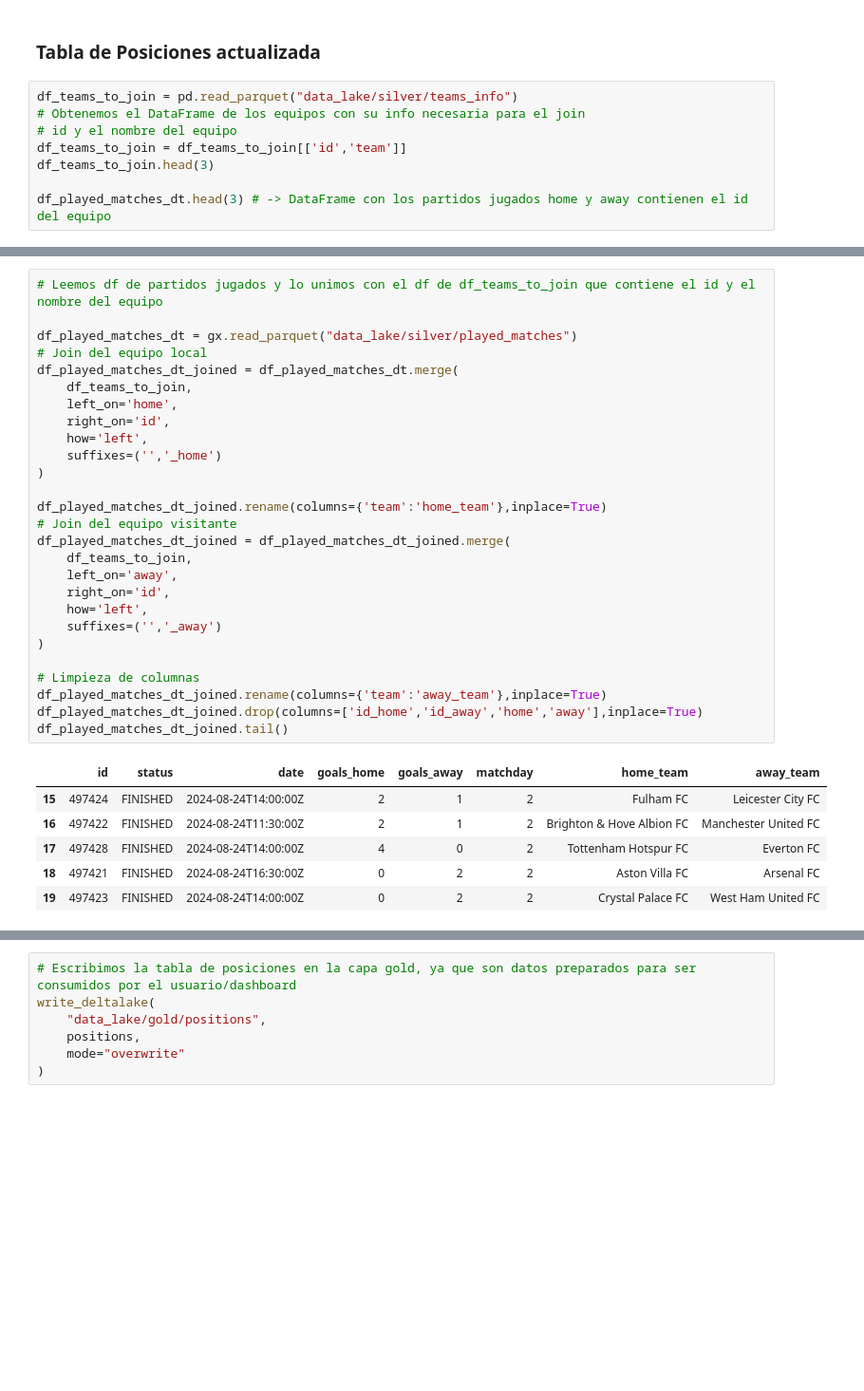
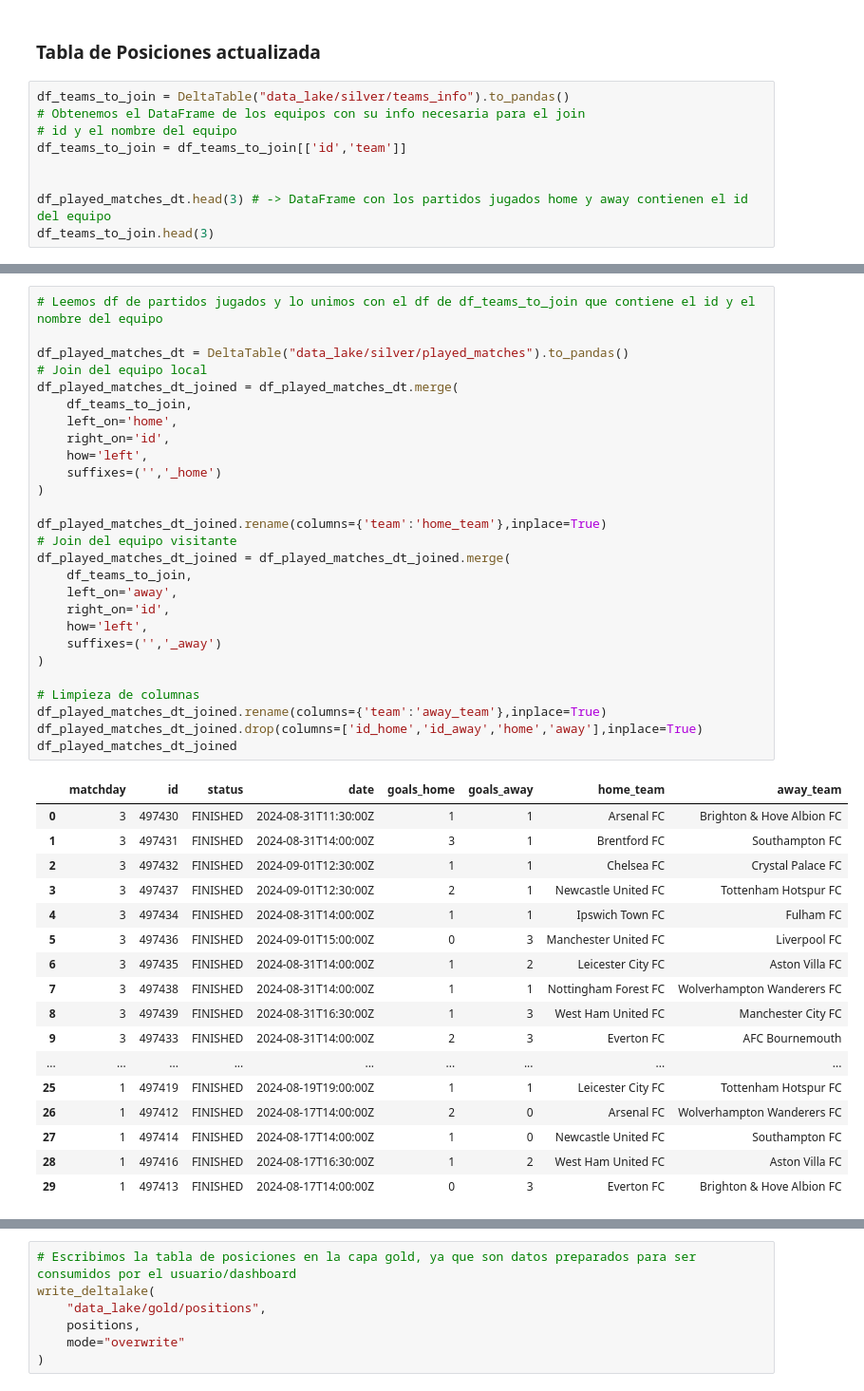
Before and after one commit to RaphaelNicaise/DataEngineering_PremierLeague, a Jupyter notebook: Extraccion_datos_football_data.ipynb, the cells around one changed output, grey strips where cells are left out. Shown at 95% size. Drawn from its saved outputs; the diff is of its cells as text; blank space fills up the shorter version.

Commit message:
fix: se estaban leyendo los archivos parquet en vez de las tablas delta

```diff
--- a/Extraccion_datos_football_data.ipynb
+++ b/Extraccion_datos_football_data.ipynb
@@ -489,11 +516,12 @@ Los id de los partidos son unicos
 # %% [markdown]
 ### Tabla de Posiciones actualizada
 # %%
-df_teams_to_join = pd.read_parquet("data_lake/silver/teams_info")
+df_teams_to_join = DeltaTable("data_lake/silver/teams_info").to_pandas()
 # Obtenemos el DataFrame de los equipos con su info necesaria para el join
 # id y el nombre del equipo
 df_teams_to_join = df_teams_to_join[['id','team']]
-df_teams_to_join.head(3)
+
 
 df_played_matches_dt.head(3) # -> DataFrame con los partidos jugados home y away contienen el id del equipo
+df_teams_to_join.head(3)
 # %% [output]
@@ -504,37 +532,48 @@ df_played_matches_dt.head(3) # -> DataFrame con los partidos jugados home y away
 # %%
 # Leemos df de partidos jugados y lo unimos con el df de df_teams_to_join que contiene el id y el nombre del equipo
 
-df_played_matches_dt = gx.read_parquet("data_lake/silver/played_matches")
+df_played_matches_dt = DeltaTable("data_lake/silver/played_matches").to_pandas()
 # Join del equipo local
 df_played_matches_dt_joined = df_played_matches_dt.merge(
     df_teams_to_join,
     left_on='home',
     right_on='id',
     how='left',
     suffixes=('','_home')
 )
 
 df_played_matches_dt_joined.rename(columns={'team':'home_team'},inplace=True)
 # Join del equipo visitante
 df_played_matches_dt_joined = df_played_matches_dt_joined.merge(
     df_teams_to_join,
     left_on='away',
     right_on='id',
     how='left',
     suffixes=('','_away')
 )
 
 # Limpieza de columnas
 df_played_matches_dt_joined.rename(columns={'team':'away_team'},inplace=True)
 df_played_matches_dt_joined.drop(columns=['id_home','id_away','home','away'],inplace=True)
-df_played_matches_dt_joined.tail()
+df_played_matches_dt_joined
 # %% [output]
-|  | id | status | date | goals_home | goals_away | matchday | home_team | away_team |
-| 15 | 497424 | FINISHED | 2024-08-24T14:00:00Z | 2 | 1 | 2 | Fulham FC | Leicester City FC |
-| 16 | 497422 | FINISHED | 2024-08-24T11:30:00Z | 2 | 1 | 2 | Brighton & Hove Albion FC | Manchester United FC |
-| 17 | 497428 | FINISHED | 2024-08-24T14:00:00Z | 4 | 0 | 2 | Tottenham Hotspur FC | Everton FC |
-| 18 | 497421 | FINISHED | 2024-08-24T16:30:00Z | 0 | 2 | 2 | Aston Villa FC | Arsenal FC |
-| 19 | 497423 | FINISHED | 2024-08-24T14:00:00Z | 0 | 2 | 2 | Crystal Palace FC | West Ham United FC |
+|  | matchday | id | status | date | goals_home | goals_away | home_team | away_team |
+| 0 | 3 | 497430 | FINISHED | 2024-08-31T11:30:00Z | 1 | 1 | Arsenal FC | Brighton & Hove Albion FC |
+| 1 | 3 | 497431 | FINISHED | 2024-08-31T14:00:00Z | 3 | 1 | Brentford FC | Southampton FC |
+| 2 | 3 | 497432 | FINISHED | 2024-09-01T12:30:00Z | 1 | 1 | Chelsea FC | Crystal Palace FC |
+| 3 | 3 | 497437 | FINISHED | 2024-09-01T12:30:00Z | 2 | 1 | Newcastle United FC | Tottenham Hotspur FC |
+| 4 | 3 | 497434 | FINISHED | 2024-08-31T14:00:00Z | 1 | 1 | Ipswich Town FC | Fulham FC |
+| 5 | 3 | 497436 | FINISHED | 2024-09-01T15:00:00Z | 0 | 3 | Manchester United FC | Liverpool FC |
+| 6 | 3 | 497435 | FINISHED | 2024-08-31T14:00:00Z | 1 | 2 | Leicester City FC | Aston Villa FC |
+| 7 | 3 | 497438 | FINISHED | 2024-08-31T14:00:00Z | 1 | 1 | Nottingham Forest FC | Wolverhampton Wanderers FC |
+| 8 | 3 | 497439 | FINISHED | 2024-08-31T16:30:00Z | 1 | 3 | West Ham United FC | Manchester City FC |
+| 9 | 3 | 497433 | FINISHED | 2024-08-31T14:00:00Z | 2 | 3 | Everton FC | AFC Bournemouth |
+| ... | ... | ... | ... | ... | ... | ... | ... | ... |
+| 25 | 1 | 497419 | FINISHED | 2024-08-19T19:00:00Z | 1 | 1 | Leicester City FC | Tottenham Hotspur FC |
+| 26 | 1 | 497412 | FINISHED | 2024-08-17T14:00:00Z | 2 | 0 | Arsenal FC | Wolverhampton Wanderers FC |
+| 27 | 1 | 497414 | FINISHED | 2024-08-17T14:00:00Z | 1 | 0 | Newcastle United FC | Southampton FC |
+| 28 | 1 | 497416 | FINISHED | 2024-08-17T16:30:00Z | 1 | 2 | West Ham United FC | Aston Villa FC |
+| 29 | 1 | 497413 | FINISHED | 2024-08-17T14:00:00Z | 0 | 3 | Everton FC | Brighton & Hove Albion FC |
 # %%
 # Creada tabla de posiciones para la Premier League
 positions = pd.DataFrame(columns=['team', 'points', 'goals_for', 'goals_against', 'goal_difference'])
```
Also changed, not shown: parts of 23 cells of this notebook.
